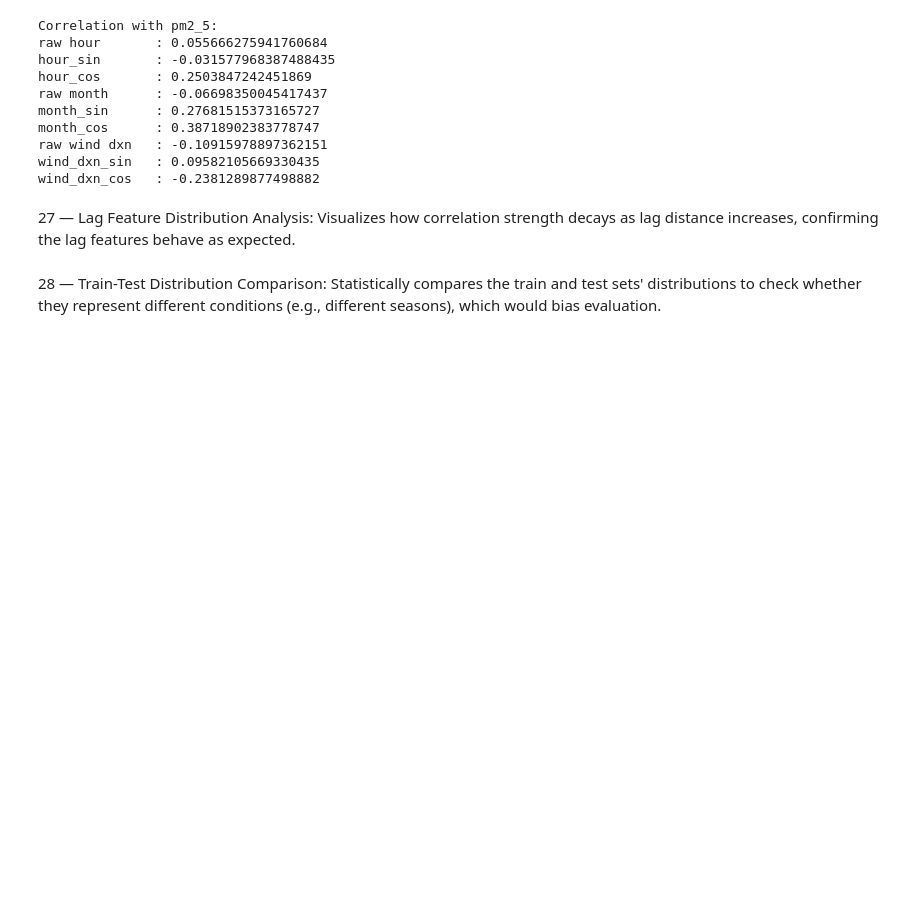
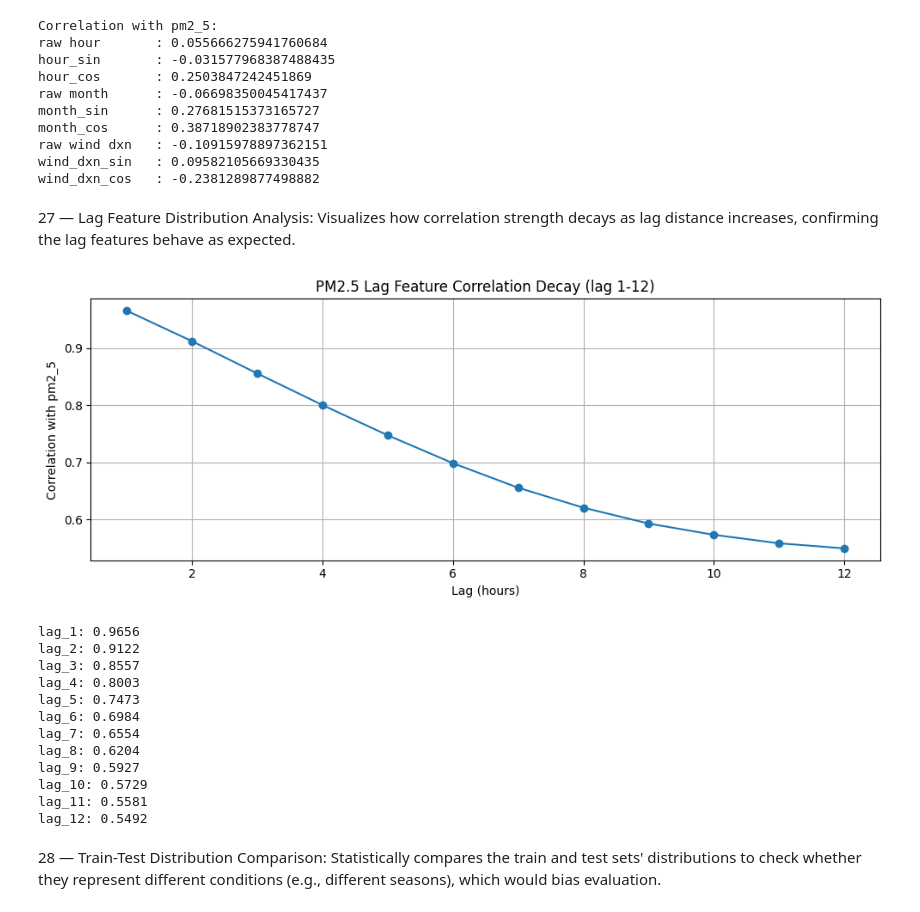
Before and after one commit to adarsha-7/pm25-forecasting, a Jupyter notebook: notebooks/eda/phase_2/extra.ipynb, the cells around one changed output. Cells and saved outputs as stored; diff of their text form; code cells hidden in the pictures; blank space fills up the shorter version.

```diff
--- a/notebooks/eda/phase_2/extra.ipynb
+++ b/notebooks/eda/phase_2/extra.ipynb
@@ -274,5 +274,34 @@ wind_dxn_sin   : 0.09582105669330435
 wind_dxn_cos   : -0.2381289877498882
 # %% [markdown]
 27 — Lag Feature Distribution Analysis: Visualizes how correlation strength decays as lag distance increases, confirming the lag features behave as expected.
+# %%
+lag_range = range(1, 13)
+lag_corrs_full = {i: data["pm2_5"].autocorr(lag=i) for i in lag_range}
+
+plt.figure(figsize=(10, 4))
+plt.plot(list(lag_corrs_full.keys()), list(lag_corrs_full.values()), marker="o")
+plt.title("PM2.5 Lag Feature Correlation Decay (lag 1-12)")
+plt.xlabel("Lag (hours)")
+plt.ylabel("Correlation with pm2_5")
+plt.grid(True)
+plt.tight_layout()
+plt.show()
+
+for lag, corr in lag_corrs_full.items():
+    print(f"lag_{lag}: {corr:.4f}")
+# %% [output]
+[figure, added]
+lag_1: 0.9656
+lag_2: 0.9122
+lag_3: 0.8557
+lag_4: 0.8003
+lag_5: 0.7473
+lag_6: 0.6984
+lag_7: 0.6554
+lag_8: 0.6204
+lag_9: 0.5927
+lag_10: 0.5729
+lag_11: 0.5581
+lag_12: 0.5492
 # %% [markdown]
 28 — Train-Test Distribution Comparison: Statistically compares the train and test sets' distributions to check whether they represent different conditions (e.g., different seasons), which would bias evaluation.
```
Also changed, not shown: parts of 1 cell of this notebook.
